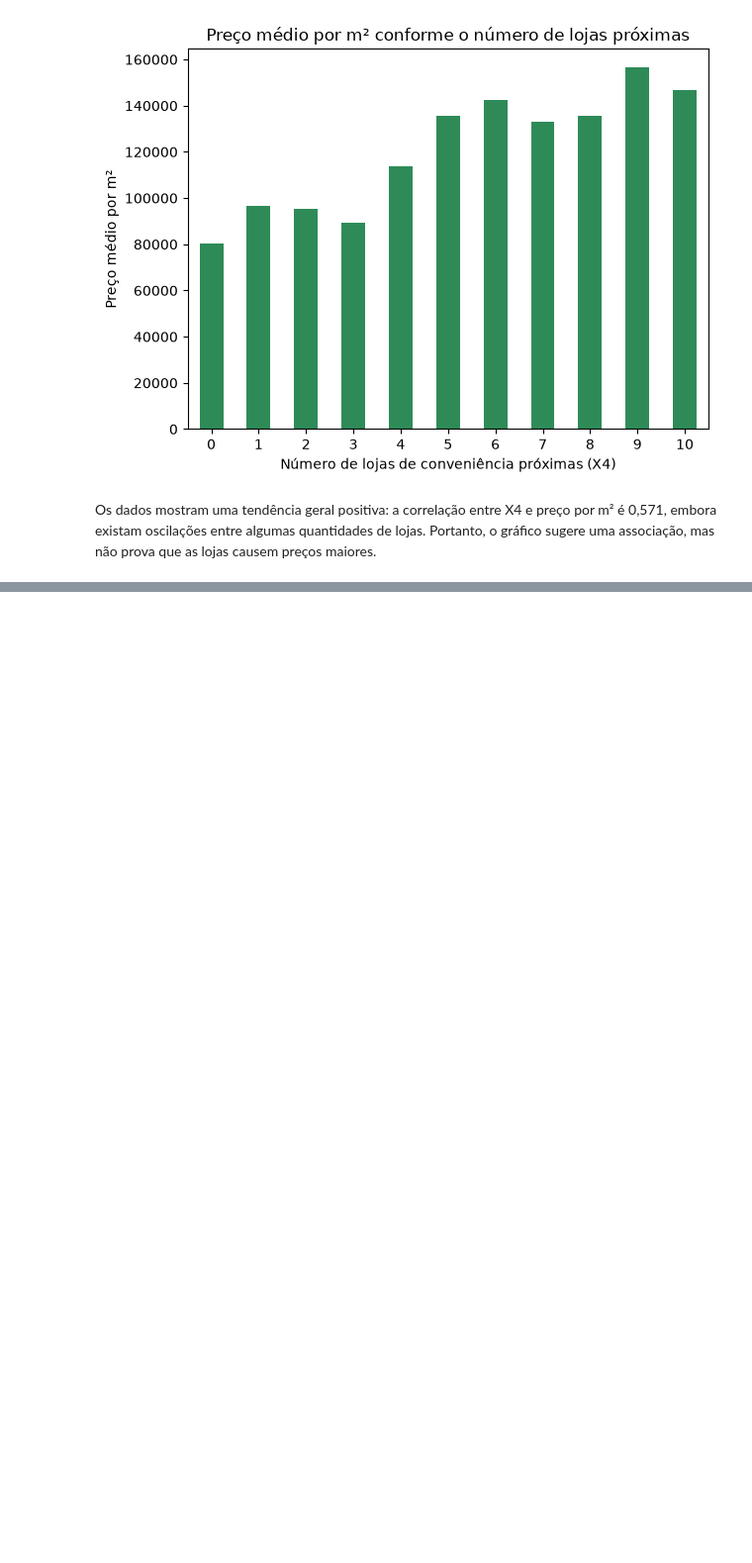
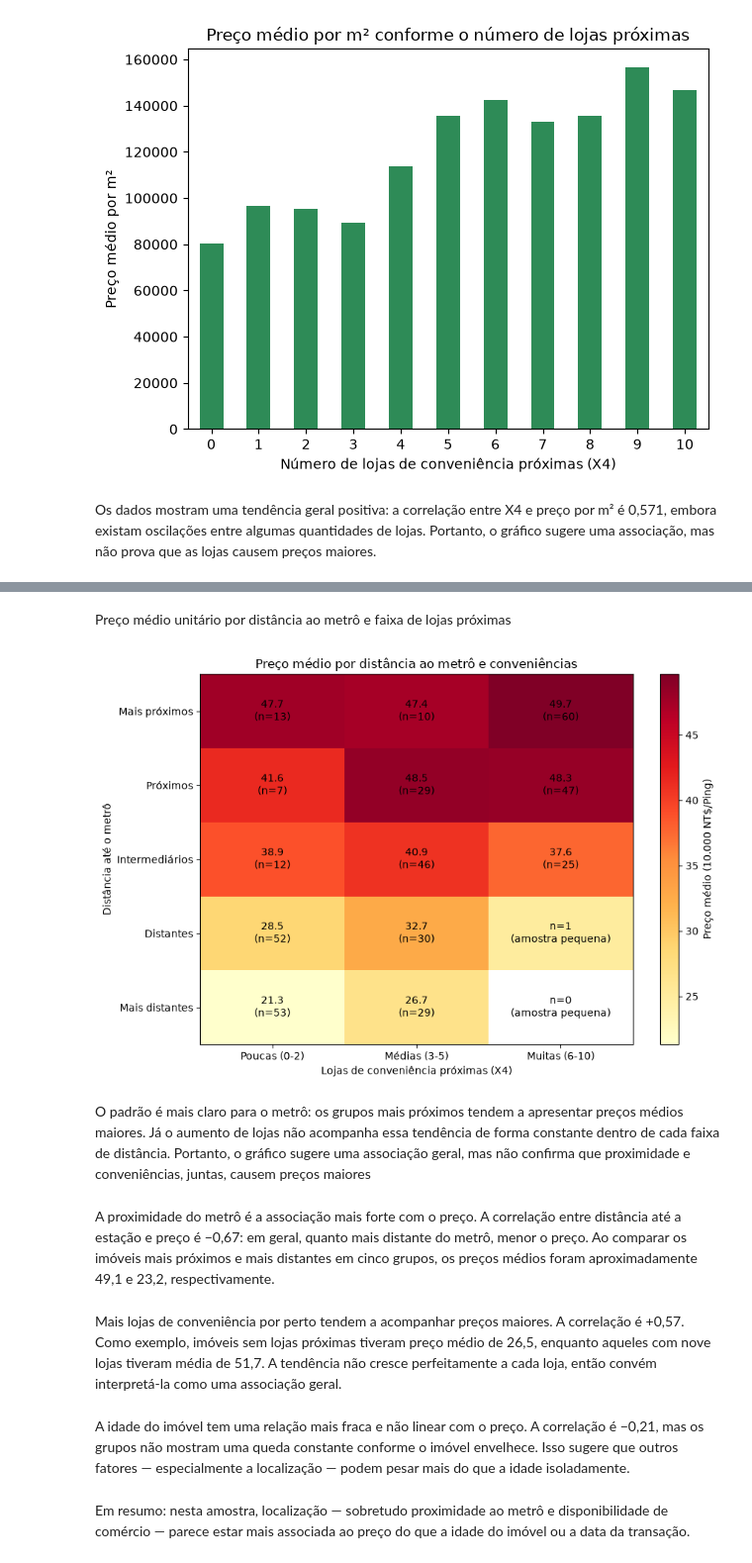
Before and after one commit to fabiojangelni/Projeto_turma_1715, a Jupyter notebook: projeto.ipynb, the cells around one changed output, grey strips where cells are left out. Shown at 99% size. Cells and saved outputs as stored; diff of their text form; code cells hidden in the pictures; blank space fills up the shorter version.

```diff
--- a/projeto.ipynb
+++ b/projeto.ipynb
@@ -226,0 +355,71 @@ Os dados mostram uma tendência geral positiva: a correlação entre X4 e preço
+# %% [markdown]
+Preço médio unitário por distância ao metrô e faixa de lojas próximas
+# %%
+faixas_distancia = ["Mais próximos", "Próximos", "Intermediários", "Distantes", "Mais distantes"]
+faixas_lojas = ["Poucas (0-2)", "Médias (3-5)", "Muitas (6-10)"]
+
+imoveis_grafico = Real_State.assign(
+    grupo_distancia=pd.qcut(
+        Real_State["X3 distance to the nearest MRT station"],
+        q=5,
+        labels=faixas_distancia
+    ),
+    grupo_lojas=pd.cut(
+        Real_State["X4 number of convenience stores"],
+        bins=[-1, 2, 5, 10],
+        labels=faixas_lojas
+    )
+)
+
+preco_medio = imoveis_grafico.pivot_table(
+    index="grupo_distancia",
+    columns="grupo_lojas",
+    values="Y house price of unit area",
+    aggfunc="mean",
+    observed=False
+)
+quantidade = imoveis_grafico.pivot_table(
+    index="grupo_distancia",
+    columns="grupo_lojas",
+    values="Y house price of unit area",
+    aggfunc="count",
+    fill_value=0,
+    observed=False
+)
+
+fig, ax = plt.subplots(figsize=(9, 6))
+mapa = ax.imshow(preco_medio.to_numpy(), cmap="YlOrRd", aspect="auto")
+ax.set_xticks(range(len(faixas_lojas)))
+ax.set_xticklabels(faixas_lojas)
+ax.set_yticks(range(len(faixas_distancia)))
+ax.set_yticklabels(faixas_distancia)
+ax.set_xlabel("Lojas de conveniência próximas (X4)")
+ax.set_ylabel("Distância até o metrô")
+ax.set_title("Preço médio por distância ao metrô e conveniências")
+
+for linha in range(len(faixas_distancia)):
+    for coluna in range(len(faixas_lojas)):
+        n = quantidade.iloc[linha, coluna]
+        if n >= 5:
+            texto = f"{preco_medio.iloc[linha, coluna]:.1f}\n(n={n})"
+        else:
+            texto = f"n={n}\n(amostra pequena)"
+        ax.text(coluna, linha, texto, ha="center", va="center", color="black")
+
+fig.colorbar(mapa, ax=ax, label="Preço médio (10.000 NT$/Ping)")
+plt.tight_layout()
+plt.show()
+# %% [output]
+[figure, added]
+# %% [markdown]
+O padrão é mais claro para o metrô: os grupos mais próximos tendem a apresentar preços médios maiores.
+Já o aumento de lojas não acompanha essa tendência de forma constante dentro de cada faixa de distância.
+Portanto, o gráfico sugere uma associação geral, mas não confirma que proximidade e conveniências, juntas, causem preços maiores
+# %% [markdown]
+A proximidade do metrô é a associação mais forte com o preço. A correlação entre distância até a estação e preço é −0,67: em geral, quanto mais distante do metrô, menor o preço. Ao comparar os imóveis mais próximos e mais distantes em cinco grupos, os preços médios foram aproximadamente 49,1 e 23,2, respectivamente.
+# %% [markdown]
+Mais lojas de conveniência por perto tendem a acompanhar preços maiores. A correlação é +0,57. Como exemplo, imóveis sem lojas próximas tiveram preço médio de 26,5, enquanto aqueles com nove lojas tiveram média de 51,7. A tendência não cresce perfeitamente a cada loja, então convém interpretá-la como uma associação geral.
+# %% [markdown]
+A idade do imóvel tem uma relação mais fraca e não linear com o preço. A correlação é −0,21, mas os grupos não mostram uma queda constante conforme o imóvel envelhece. Isso sugere que outros fatores — especialmente a localização — podem pesar mais do que a idade isoladamente.
+# %% [markdown]
+Em resumo: nesta amostra, localização — sobretudo proximidade ao metrô e disponibilidade de comércio — parece estar mais associada ao preço do que a idade do imóvel ou a data da transação.
```
Also changed, not shown: parts of 14 cells of this notebook.
